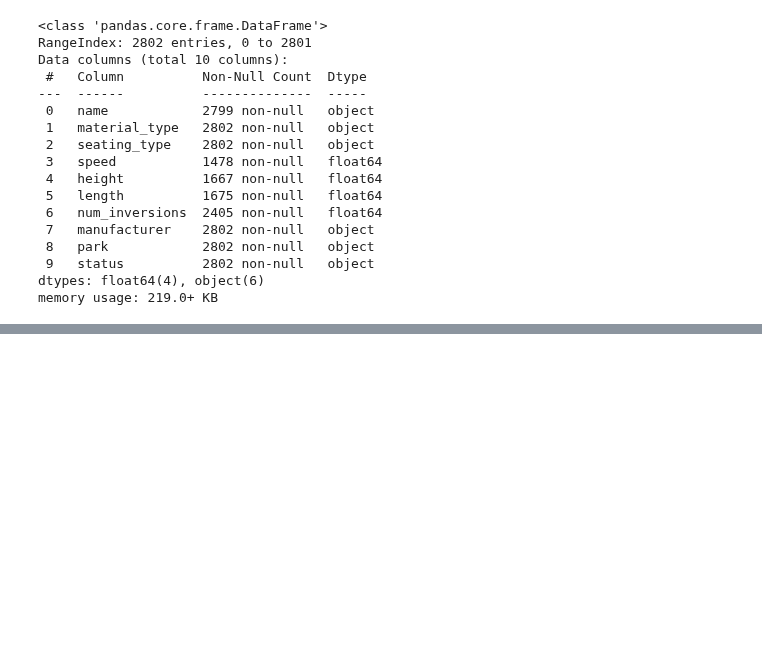
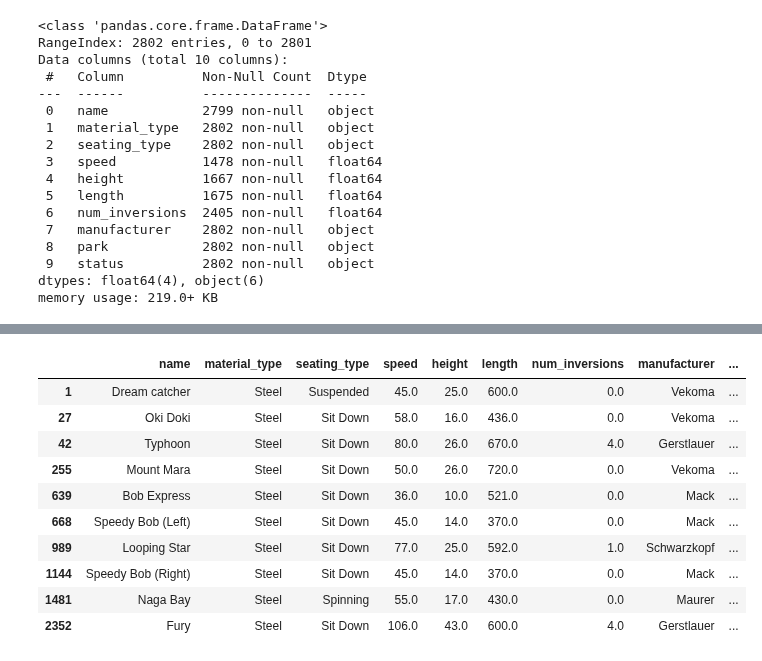
Before and after one commit to joeelorm/Data_Science, a Jupyter notebook: Data Visualization/Data Visualisation_3.ipynb, the cells around one changed output, grey strips where cells are left out. Cells and saved outputs as stored; diff of their text form; code cells hidden in the pictures; blank space fills up the shorter version.

```diff
--- a/Data Visualization/Data Visualisation_3.ipynb
+++ b/Data Visualization/Data Visualisation_3.ipynb
@@ -220,0 +267,14 @@ hist_creator(roller_coasters, 'speed')
+# %%
+roller_coasters[roller_coasters['park'] == 'Bobbejaanland']
+# %% [output]
+|  | name | material_type | seating_type | speed | height | length | num_inversions | manufacturer | ... |
+| 1 | Dream catcher | Steel | Suspended | 45.0 | 25.0 | 600.0 | 0.0 | Vekoma | ... |
+| 27 | Oki Doki | Steel | Sit Down | 58.0 | 16.0 | 436.0 | 0.0 | Vekoma | ... |
+| 42 | Typhoon | Steel | Sit Down | 80.0 | 26.0 | 670.0 | 4.0 | Gerstlauer | ... |
+| 255 | Mount Mara | Steel | Sit Down | 50.0 | 26.0 | 720.0 | 0.0 | Vekoma | ... |
+| 639 | Bob Express | Steel | Sit Down | 36.0 | 10.0 | 521.0 | 0.0 | Mack | ... |
+| 668 | Speedy Bob (Left) | Steel | Sit Down | 45.0 | 14.0 | 370.0 | 0.0 | Mack | ... |
+| 989 | Looping Star | Steel | Sit Down | 77.0 | 25.0 | 592.0 | 1.0 | Schwarzkopf | ... |
+| 1144 | Speedy Bob (Right) | Steel | Sit Down | 45.0 | 14.0 | 370.0 | 0.0 | Mack | ... |
+| 1481 | Naga Bay | Steel | Spinning | 55.0 | 17.0 | 430.0 | 0.0 | Maurer | ... |
+| 2352 | Fury | Steel | Sit Down | 106.0 | 43.0 | 600.0 | 4.0 | Gerstlauer | ... |
```
Also changed, not shown: parts of 7 cells of this notebook.
